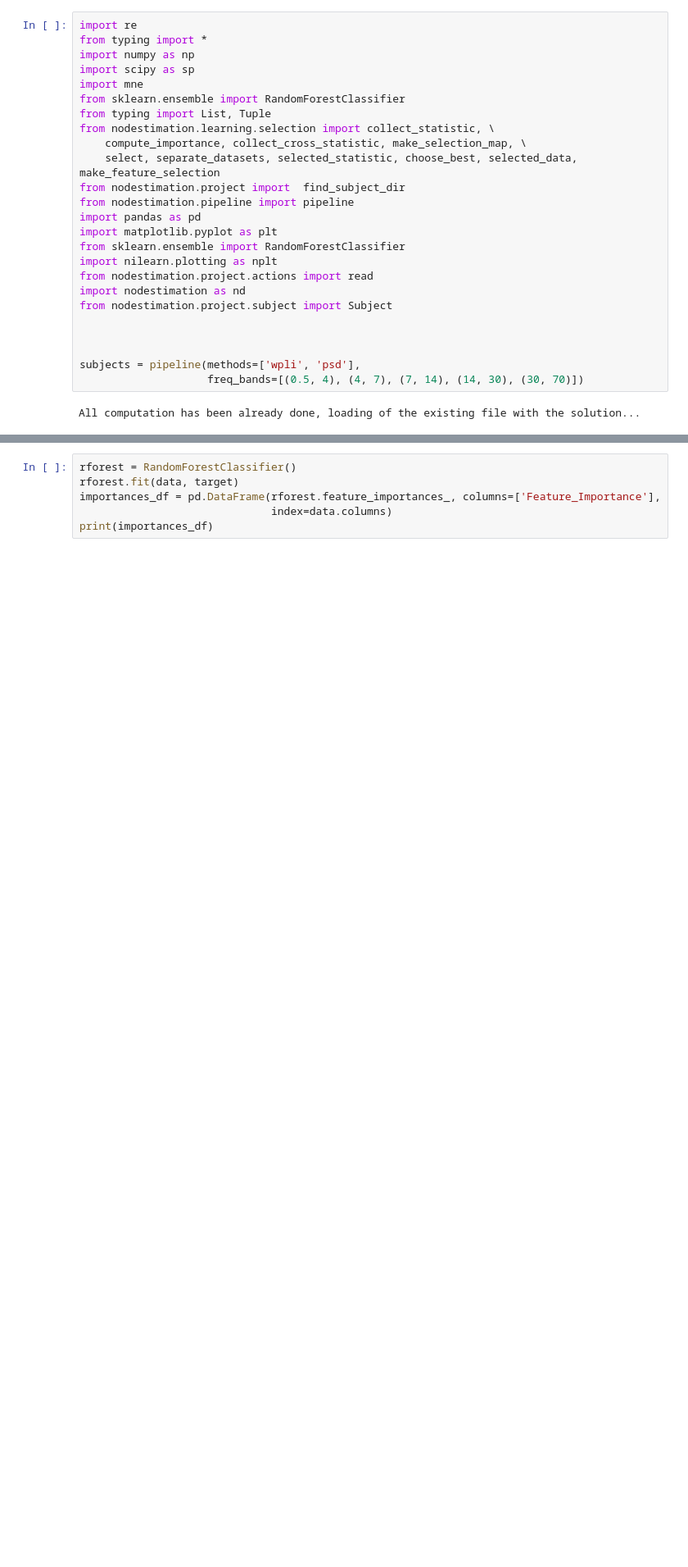
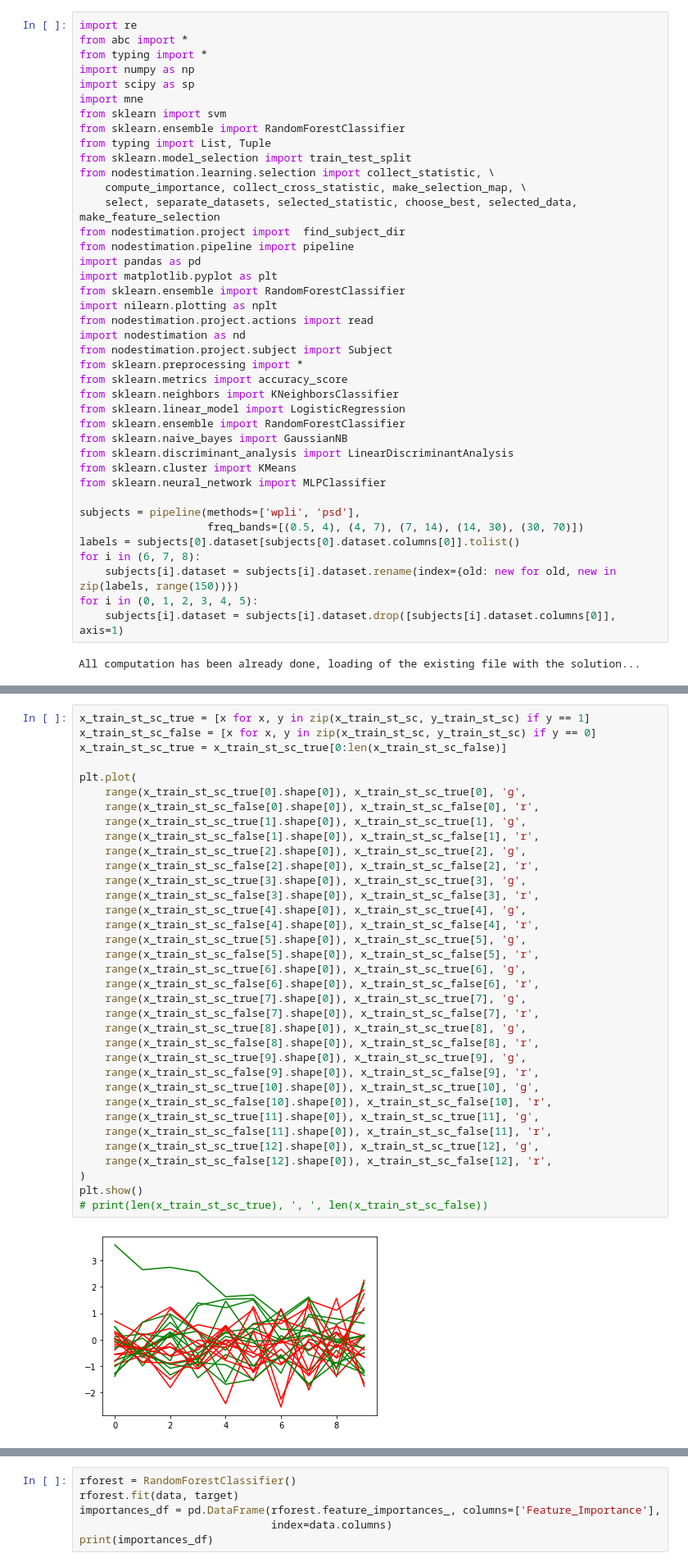
Before and after one commit to 1101AlexZab1011/NodesEstimation, a Jupyter notebook: pipeline.ipynb, the cells around one changed output, grey strips where cells are left out. Shown: that part at 82% size. Saved outputs shown, nothing was run; the diff lists cells and outputs as text; blank space fills up the shorter version.

```diff
--- a/pipeline.ipynb
+++ b/pipeline.ipynb
@@ -1,11 +1,14 @@
 # %%
 import re
+from abc import *
 from typing import *
 import numpy as np
 import scipy as sp
 import mne
+from sklearn import svm
 from sklearn.ensemble import RandomForestClassifier
 from typing import List, Tuple
+from sklearn.model_selection import train_test_split
 from nodestimation.learning.selection import collect_statistic, \
     compute_importance, collect_cross_statistic, make_selection_map, \
     select, separate_datasets, selected_statistic, choose_best, selected_data, make_feature_selection
@@ -18,10 +21,22 @@ import nilearn.plotting as nplt
 from nodestimation.project.actions import read
 import nodestimation as nd
 from nodestimation.project.subject import Subject
-
-
+from sklearn.preprocessing import *
+from sklearn.metrics import accuracy_score
+from sklearn.neighbors import KNeighborsClassifier
+from sklearn.linear_model import LogisticRegression
+from sklearn.ensemble import RandomForestClassifier
+from sklearn.naive_bayes import GaussianNB
+from sklearn.discriminant_analysis import LinearDiscriminantAnalysis
+from sklearn.cluster import KMeans
+from sklearn.neural_network import MLPClassifier
 
 subjects = pipeline(methods=['wpli', 'psd'],
                     freq_bands=[(0.5, 4), (4, 7), (7, 14), (14, 30), (30, 70)])
+labels = subjects[0].dataset[subjects[0].dataset.columns[0]].tolist()
+for i in (6, 7, 8):
+    subjects[i].dataset = subjects[i].dataset.rename(index={old: new for old, new in zip(labels, range(150))})
+for i in (0, 1, 2, 3, 4, 5):
+    subjects[i].dataset = subjects[i].dataset.drop([subjects[i].dataset.columns[0]], axis=1)
 # %% [output]
 All computation has been already done, loading of the existing file with the solution...
@@ -40,0 +85,37 @@ for subject in subjects:
+# %%
+x_train_st_sc_true = [x for x, y in zip(x_train_st_sc, y_train_st_sc) if y == 1]
+x_train_st_sc_false = [x for x, y in zip(x_train_st_sc, y_train_st_sc) if y == 0]
+x_train_st_sc_true = x_train_st_sc_true[0:len(x_train_st_sc_false)]
+
+plt.plot(
+    range(x_train_st_sc_true[0].shape[0]), x_train_st_sc_true[0], 'g',
+    range(x_train_st_sc_false[0].shape[0]), x_train_st_sc_false[0], 'r',
+    range(x_train_st_sc_true[1].shape[0]), x_train_st_sc_true[1], 'g',
+    range(x_train_st_sc_false[1].shape[0]), x_train_st_sc_false[1], 'r',
+    range(x_train_st_sc_true[2].shape[0]), x_train_st_sc_true[2], 'g',
+    range(x_train_st_sc_false[2].shape[0]), x_train_st_sc_false[2], 'r',
+    range(x_train_st_sc_true[3].shape[0]), x_train_st_sc_true[3], 'g',
+    range(x_train_st_sc_false[3].shape[0]), x_train_st_sc_false[3], 'r',
+    range(x_train_st_sc_true[4].shape[0]), x_train_st_sc_true[4], 'g',
+    range(x_train_st_sc_false[4].shape[0]), x_train_st_sc_false[4], 'r',
+    range(x_train_st_sc_true[5].shape[0]), x_train_st_sc_true[5], 'g',
+    range(x_train_st_sc_false[5].shape[0]), x_train_st_sc_false[5], 'r',
+    range(x_train_st_sc_true[6].shape[0]), x_train_st_sc_true[6], 'g',
+    range(x_train_st_sc_false[6].shape[0]), x_train_st_sc_false[6], 'r',
+    range(x_train_st_sc_true[7].shape[0]), x_train_st_sc_true[7], 'g',
+    range(x_train_st_sc_false[7].shape[0]), x_train_st_sc_false[7], 'r',
+    range(x_train_st_sc_true[8].shape[0]), x_train_st_sc_true[8], 'g',
+    range(x_train_st_sc_false[8].shape[0]), x_train_st_sc_false[8], 'r',
+    range(x_train_st_sc_true[9].shape[0]), x_train_st_sc_true[9], 'g',
+    range(x_train_st_sc_false[9].shape[0]), x_train_st_sc_false[9], 'r',
+    range(x_train_st_sc_true[10].shape[0]), x_train_st_sc_true[10], 'g',
+    range(x_train_st_sc_false[10].shape[0]), x_train_st_sc_false[10], 'r',
+    range(x_train_st_sc_true[11].shape[0]), x_train_st_sc_true[11], 'g',
+    range(x_train_st_sc_false[11].shape[0]), x_train_st_sc_false[11], 'r',
+    range(x_train_st_sc_true[12].shape[0]), x_train_st_sc_true[12], 'g',
+    range(x_train_st_sc_false[12].shape[0]), x_train_st_sc_false[12], 'r',
+)
+plt.show()
+# print(len(x_train_st_sc_true), ', ', len(x_train_st_sc_false))
+# %% [output]
+[figure, added]
```
Also changed, not shown: parts of 62 cells of this notebook, 3 other files.
